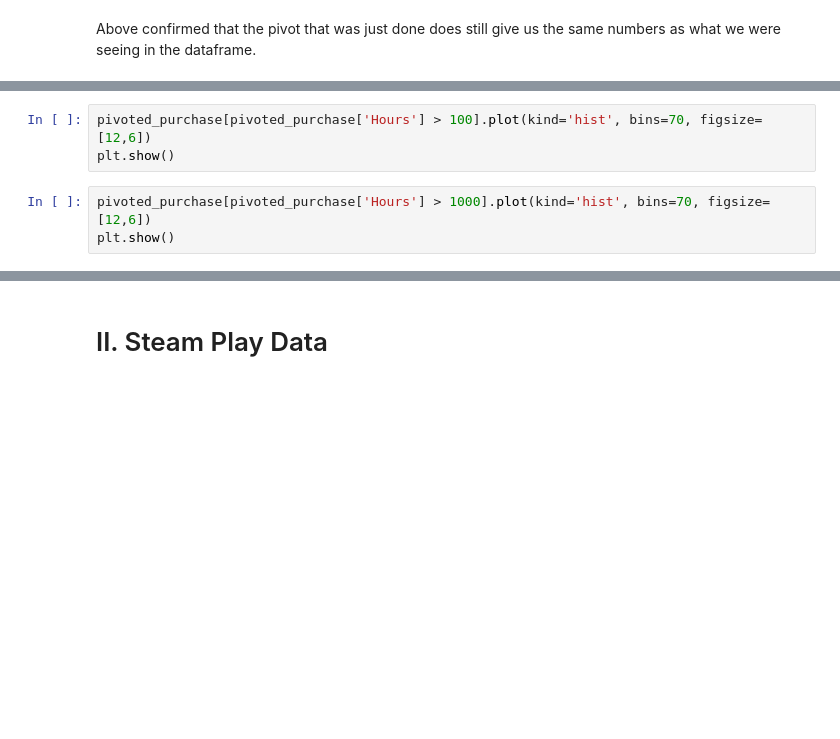
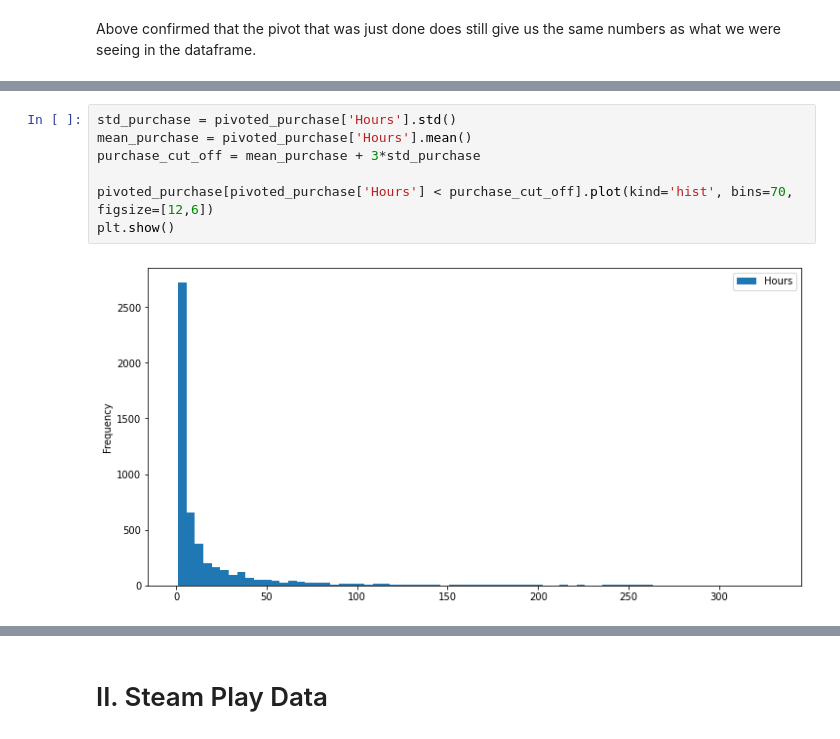
Before and after one commit to mlu004/Capstone2-Video-Game-Popularity, a Jupyter notebook: Video_Game_EDA.ipynb, the cells around one changed output, grey strips where cells are left out. Saved outputs shown, nothing was run; the diff lists cells and outputs as text; blank space fills up the shorter version.

```diff
--- a/Video_Game_EDA.ipynb
+++ b/Video_Game_EDA.ipynb
@@ -51,6 +133,9 @@ plt.show()
 # %%
-pivoted_purchase[pivoted_purchase['Hours'] > 100].plot(kind='hist', bins=70, figsize=[12,6])
+std_purchase = pivoted_purchase['Hours'].std()
+mean_purchase = pivoted_purchase['Hours'].mean()
+purchase_cut_off = mean_purchase + 3*std_purchase
+
+pivoted_purchase[pivoted_purchase['Hours'] < purchase_cut_off].plot(kind='hist', bins=70, figsize=[12,6])
 plt.show()
+# %% [output]
+[figure, added]
-# %%
-pivoted_purchase[pivoted_purchase['Hours'] > 1000].plot(kind='hist', bins=70, figsize=[12,6])
-plt.show()
```
Also changed, not shown: parts of 105 cells of this notebook.
